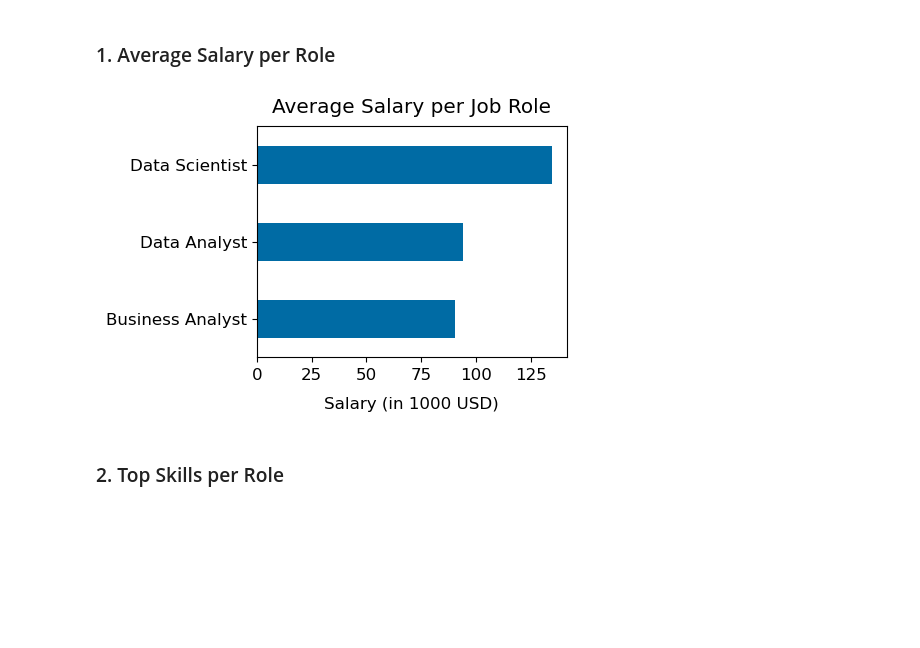
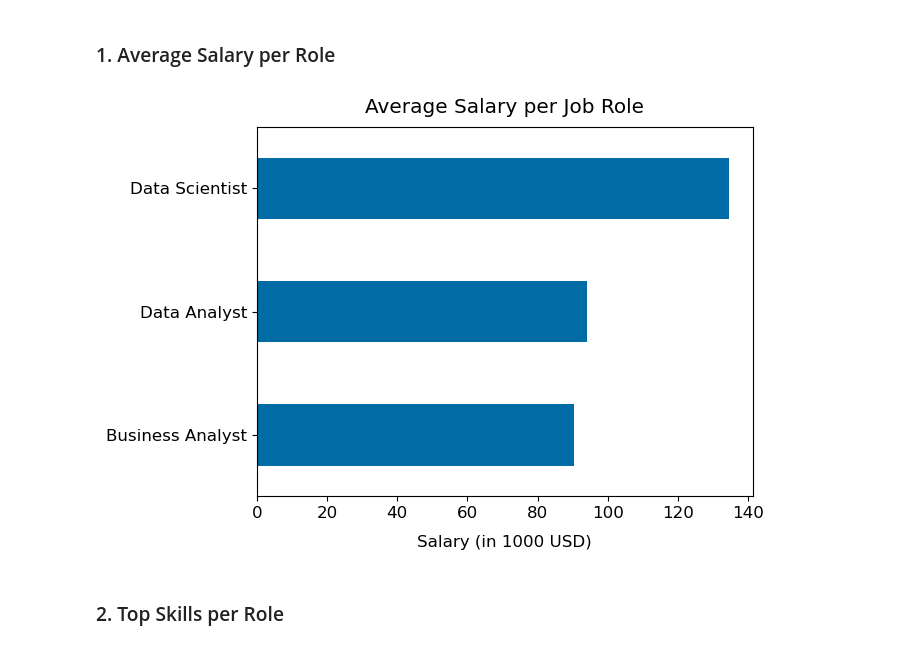
Before and after one commit to lionelsaxer/Jobs_Data_Analysis_Project, a Jupyter notebook: results.ipynb, the cells around one changed output. Drawn from its saved outputs; the diff is of its cells as text; code cells hidden in the pictures; blank space fills up the shorter version.

```diff
--- a/results.ipynb
+++ b/results.ipynb
@@ -23,11 +23,11 @@ df_avg_salaries['avg_yearly_salary_1000'] = df_avg_salaries['avg_yearly_salary']
 # %%
 # Plot
 df_avg_salaries.plot(x='role', y='avg_yearly_salary_1000', kind='barh',
                      xlabel='Salary (in 1000 USD)', ylabel='', legend='',
-                     title='Average Salary per Job Role', figsize=(4,3))
+                     title='Average Salary per Job Role')
 plt.savefig('plots/avg_salaries.png', dpi=300, bbox_inches='tight');
 # %% [output]
-[figure, old version]
+[figure, new version]
 # %% [markdown]
 ### 2. Top Skills per Role
 # %%
```
Also changed, not shown: 1 other file.
